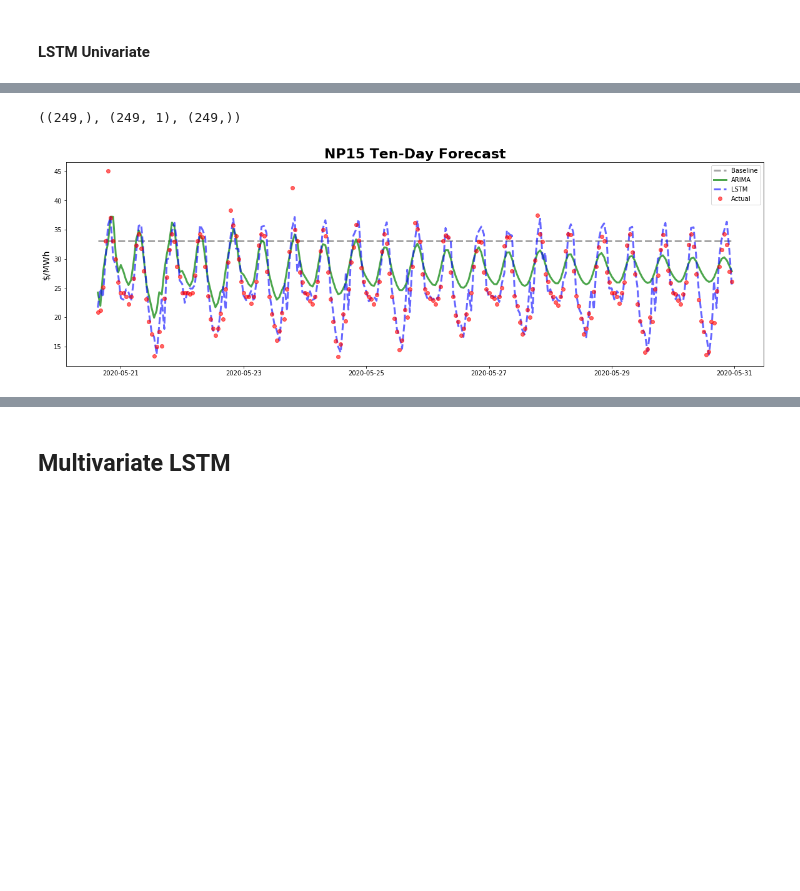
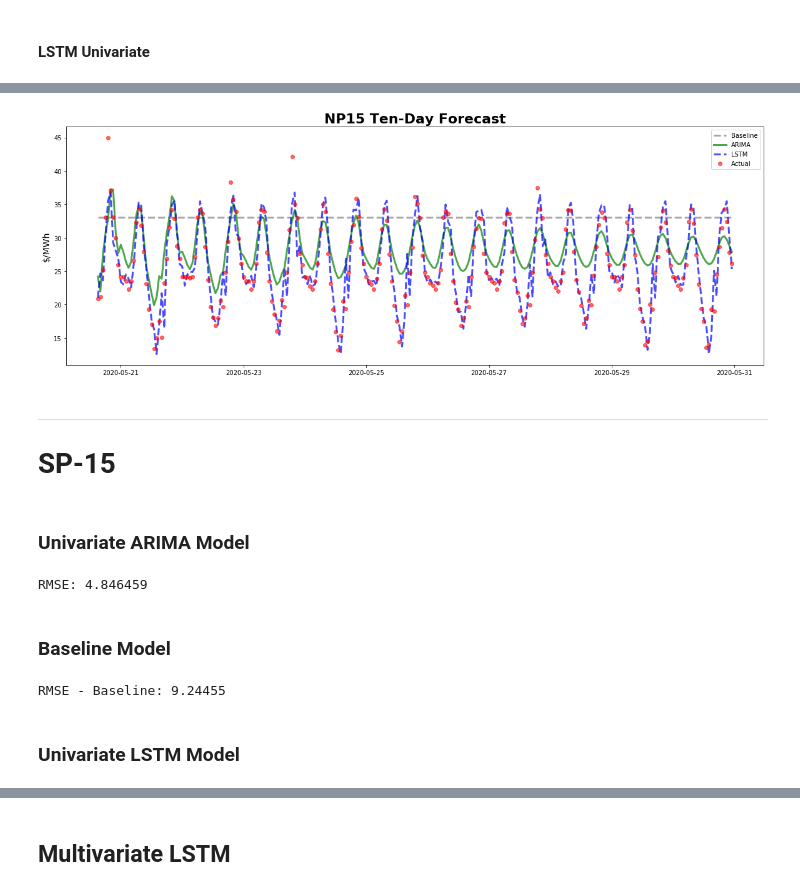
Before and after one commit to Morgan-Sell/caiso-price-forecast, a Jupyter notebook: Final.ipynb, the cells around one changed output, grey strips where cells are left out. Drawn from its saved outputs; the diff is of its cells as text; code cells hidden in the pictures; blank space fills up the shorter version.

```diff
--- a/Final.ipynb
+++ b/Final.ipynb
@@ -395,7 +414,25 @@ Epoch 20/20
+# %%
+def lstm_uni_pred(model, x_valid):
+    """
+    Predicts future prices based on an univarite LSTM model.
+
+    Parameters
+    ----------
+    model: object
+        A LSTM model that has been fitted to the training data for a specific CAISO hub.
+
+    x_valid : arr
+        Indepedent data that is used to predict future electricity prices.
+
+    Returns
+    -------
+
+    predicted values : arr
+        An array comprised of predicted electricty prices derived from the provided LSTM model
+    """
+    return model.predict(x_valid)
 # %%
-X1_train, X1_valid, y1_train, y1_valid = split_and_windowize(np_lmp_arr, int(batch_size / 2), train_split)
-
-np_lstm_pred = np_lstm_uni.predict(X1_valid)
+np_lstm_pred = lstm_uni_pred(np_lstm_uni, X1_valid)
 np_rmse_lstm_uni = round(calc_rmse(y1_valid, np_lstm_pred), 6)
 print(f"RMSE - NP15 LSTM - Endo {np_rmse_lstm_uni}")
 # %% [output]
@@ -444,4 +440,0 @@ Epoch 20/20
-# %%
-np_lstm_pred = np_lstm_uni.predict(X1_test)
-np_rmse_lstm_uni = round(calc_rmse(y1_test, np_lstm_pred), 6)
-print(f"RMSE - NP15 LSTM - Endo {np_rmse_lstm_uni}")
@@ -451,7 +441,3 @@ RMSE - NP15 LSTM - Endo 2.670197
-# %%
-np_test_rng.shape, np_lstm_pred.shape, np_uni_arima_pred.shape
-# %% [output]
-((249,), (249, 1), (249,))
 # %%
 def plot_actual_arima_baselie_lstm(date_rng, y_true, arima_pred, baseline_pred, lstm_pred,  plot_title):
     """
@@ -481,15 +467,40 @@ def plot_actual_arima_baselie_lstm(date_rng, y_true, arima_pred, baseline_pred,
     -------
 
     """
-    fig, ax = plt.subplots(figsize=(20,6))
-    ax.plot(date_rng, baseline, 'grey', linestyle='--', label='Baseline', lw=3, alpha=0.7)
+    fig, ax = plt.subplots(figsize=(20,7))
+    ax.plot(date_rng, baseline_pred, 'grey', linestyle='--', label='Baseline', lw=3, alpha=0.7)
     ax.plot(date_rng, arima_pred, 'g-', label='ARIMA', lw=3, alpha=0.7)
-    ax.plot(date_rng, lstm_pred, 'b--', label='LSTM', lw=3, alpha=0.6)
+    ax.plot(date_rng, lstm_pred, 'b--', label='LSTM', lw=3, alpha=0.7)
     ax.plot(date_rng, y_true, 'r.', label='Actual', markersize=12, alpha=0.6)
     ax.set_title(plot_title, fontsize=22, fontweight='bold')
     ax.set_ylabel('$/MWh', fontsize=14)
     ax.legend()
 # %%
-plot_lstm_arima_actual(caiso.index[train_test_date_delim_idx:], base_pred, np_uni_arima_pred, np_lstm_pred, y1_test, 'NP15 Ten-Day Forecast')
+plot_actual_arima_baselie_lstm(caiso.index[train_split_idx:], y1_valid, np_uni_arima_pred, base_pred, np_lstm_pred, 'NP15 Ten-Day Forecast')
 # %% [output]
-[figure, old version]
+[figure, new version]
+# %% [markdown]
+---
+# SP-15
+# %% [markdown]
+### Univariate ARIMA Model
+# %%
+sp_uni_train, sp_uni_valid, sp_train_rng, sp_valid_rng = arima_uni_var_train_valid_split(sp_lmp_arr, datetime_arr, 11270)
+sp_uni_arima = arima_uni_var_fit(sp_uni_train, sp_train_rng, 24, 1, 0)
+
+sp_uni_arima_pred = arima_uni_var_predict(sp_uni_arima, 249)
+
+rmse_sp_uni_arima = round(calc_rmse(sp_uni_arima_pred, sp_uni_valid), 6)
+print(f"RMSE: {rmse_sp_uni_arima}")
+# %% [output]
+RMSE: 4.846459
+# %% [markdown]
+### Baseline Model
+# %%
+sp_base_pred = baseline_fcst(sp_uni_train, len(sp_uni_valid))
+rmse_sp_baseline = round(calc_rmse(sp_base_pred, sp_uni_valid), 6)
+print(f"RMSE - Baseline: {rmse_sp_baseline}")
+# %% [output]
+RMSE - Baseline: 9.24455
+# %% [markdown]
+### Univariate LSTM Model
```
Also changed, not shown: parts of 23 cells of this notebook.
